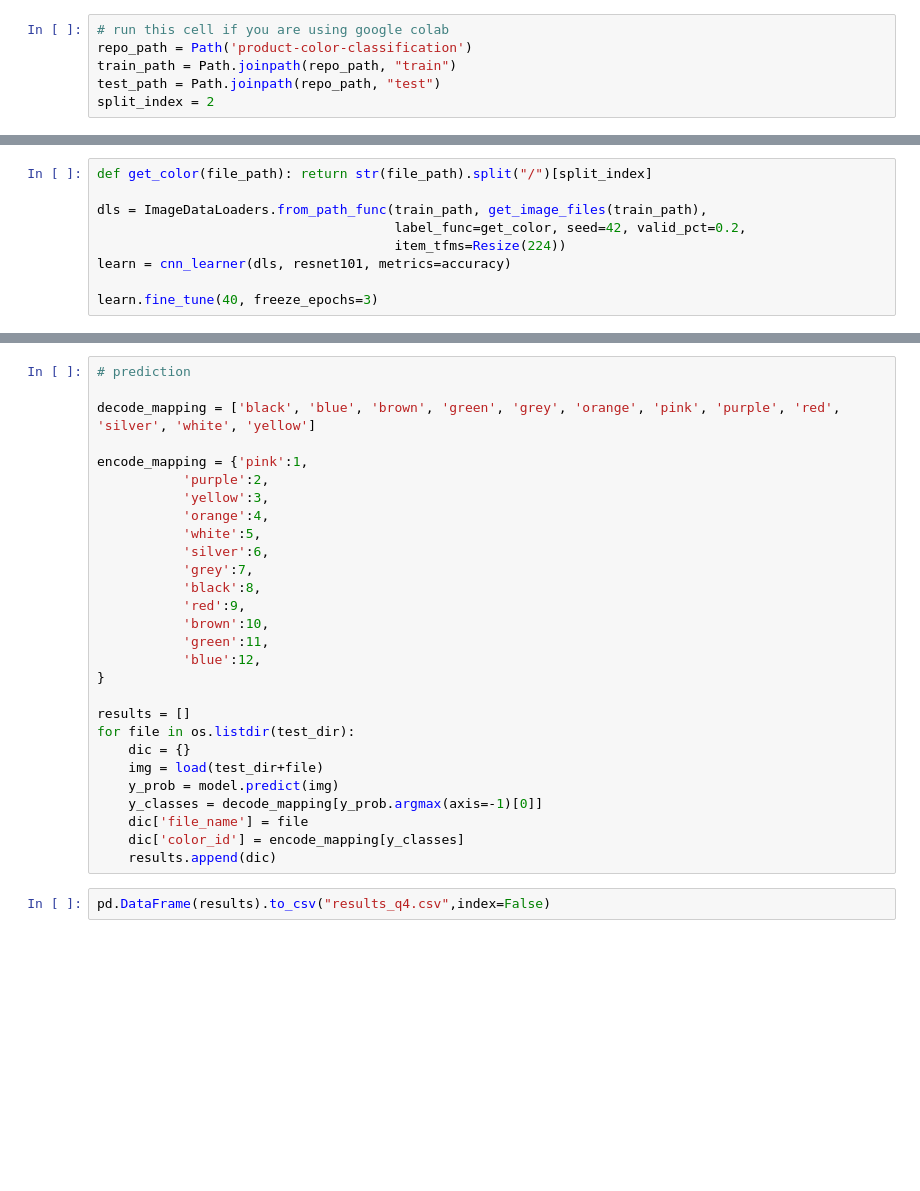
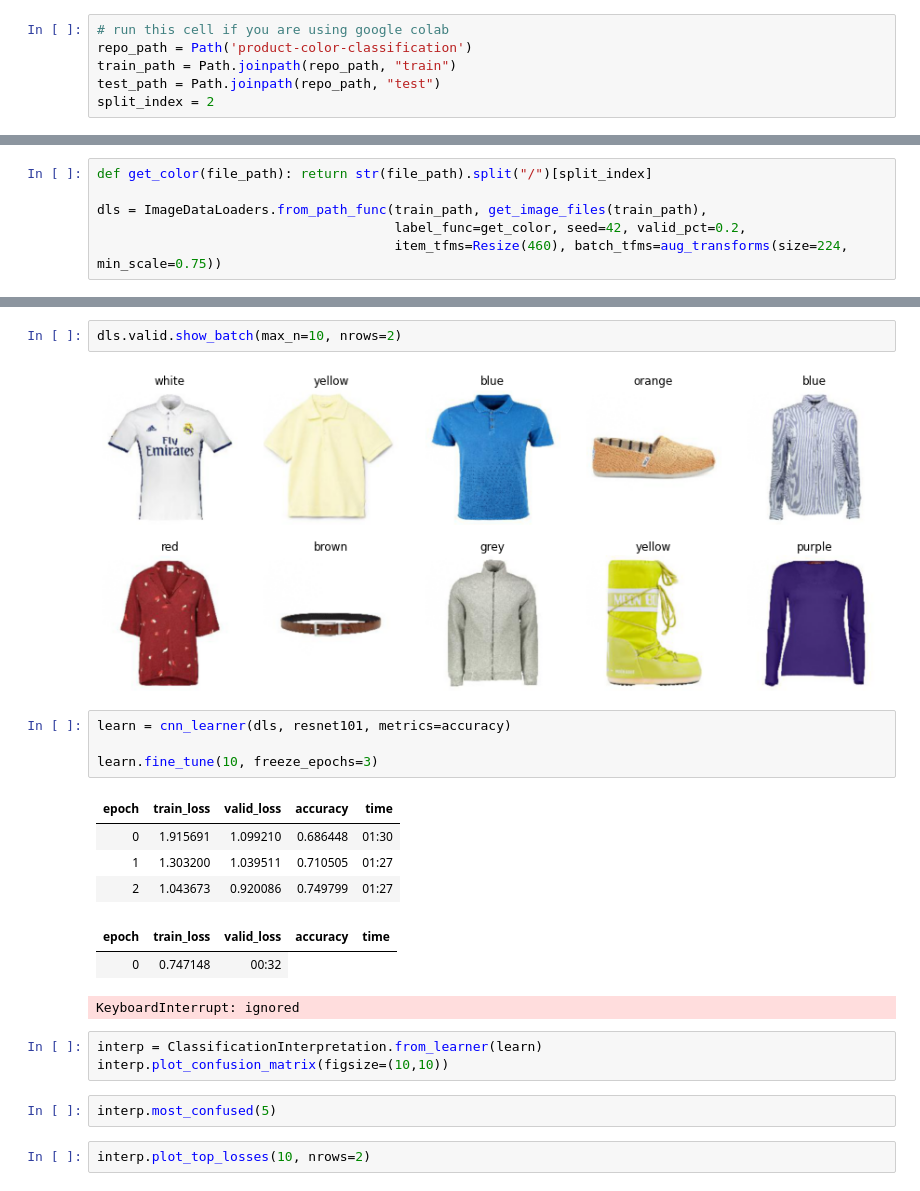
Before and after one commit to hadisotudeh/product-color-classification, a Jupyter notebook: ML model training.ipynb, the cells around one changed output, grey strips where cells are left out. Drawn from its saved outputs; the diff is of its cells as text; blank space fills up the shorter version.

Commit message:
Data augmentation added

```diff
--- a/ML model training.ipynb
+++ b/ML model training.ipynb
@@ -30,7 +55,4 @@ def get_color(file_path): return str(file_path).split("/")[split_index]
 
 dls = ImageDataLoaders.from_path_func(train_path, get_image_files(train_path),
                                       label_func=get_color, seed=42, valid_pct=0.2,
-                                      item_tfms=Resize(224))
-learn = cnn_learner(dls, resnet101, metrics=accuracy)
-
-learn.fine_tune(40, freeze_epochs=3)
+                                      item_tfms=Resize(460), batch_tfms=aug_transforms(size=224, min_scale=0.75))
@@ -87,30 +59,23 @@ def load(filename):
-# %%
-# prediction
-
-decode_mapping = ['black', 'blue', 'brown', 'green', 'grey', 'orange', 'pink', 'purple', 'red', 'silver', 'white', 'yellow']
-
-encode_mapping = {'pink':1,
-           'purple':2,
-           'yellow':3,
-           'orange':4,
-           'white':5,
-           'silver':6,
-           'grey':7,
-           'black':8,
-           'red':9,
-           'brown':10,
-           'green':11,
-           'blue':12,
-}
-
-results = []
-for file in os.listdir(test_dir):
-    dic = {}
-    img = load(test_dir+file)
-    y_prob = model.predict(img)
-    y_classes = decode_mapping[y_prob.argmax(axis=-1)[0]]
-    dic['file_name'] = file
-    dic['color_id'] = encode_mapping[y_classes]
-    results.append(dic)
-# %%
-pd.DataFrame(results).to_csv("results_q4.csv",index=False)
+# %%
+dls.valid.show_batch(max_n=10, nrows=2)
+# %% [output]
+[figure, added]
+# %%
+learn = cnn_learner(dls, resnet101, metrics=accuracy)
+
+learn.fine_tune(10, freeze_epochs=3)
+# %% [output]
+| epoch | train_loss | valid_loss | accuracy | time |
+| 0 | 1.915691 | 1.099210 | 0.686448 | 01:30 |
+| 1 | 1.303200 | 1.039511 | 0.710505 | 01:27 |
+| 2 | 1.043673 | 0.920086 | 0.749799 | 01:27 |
+| epoch | train_loss | valid_loss | accuracy | time |
+| 0 | 0.747148 | 00:32 |
+KeyboardInterrupt: ignored
+# %%
+interp = ClassificationInterpretation.from_learner(learn)
+interp.plot_confusion_matrix(figsize=(10,10))
+# %%
+interp.most_confused(5)
+# %%
+interp.plot_top_losses(10, nrows=2)
```
Also changed, not shown: parts of 4 cells of this notebook.
